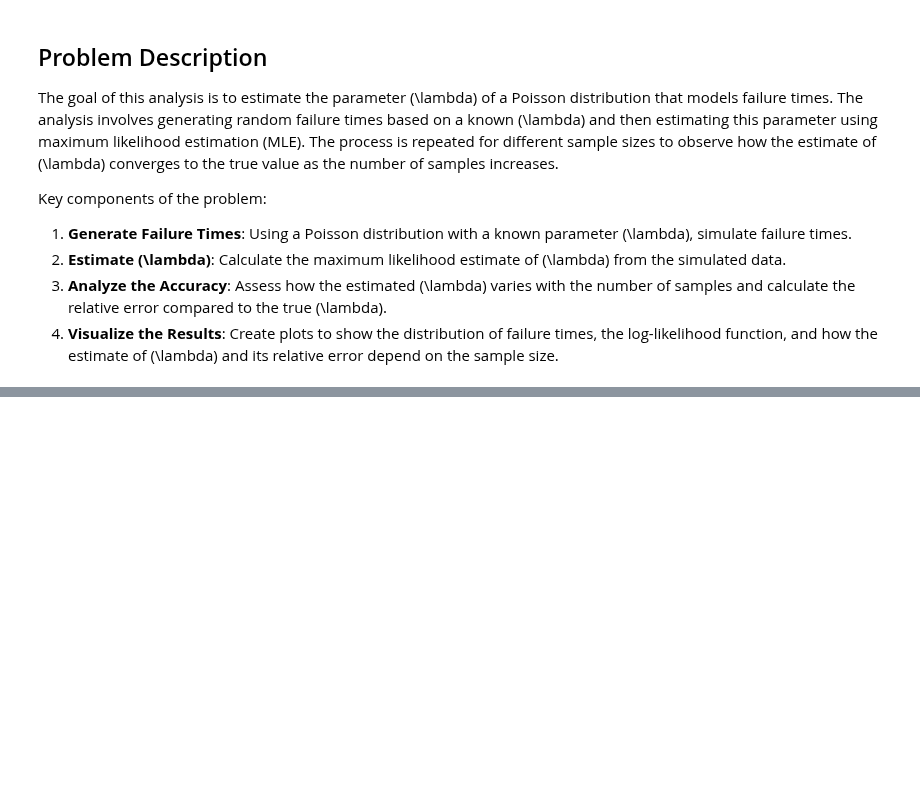
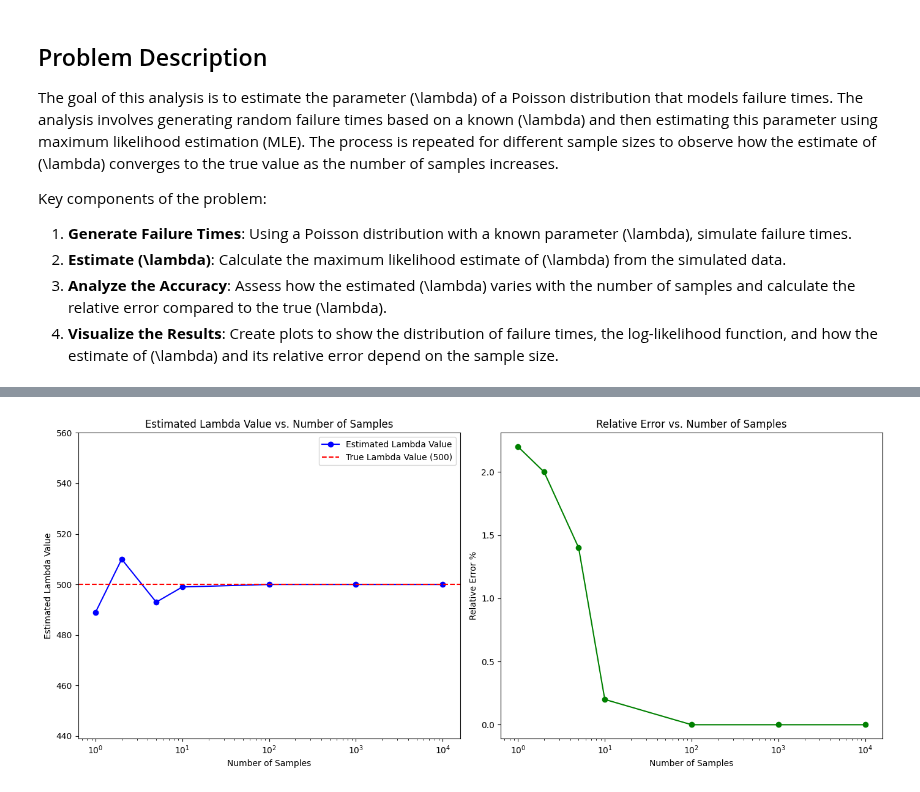
Before and after one commit to MrPiada/data-analysis-swiss-knife, a Jupyter notebook: MTBF/failure_times.ipynb, the cells around one changed output, grey strips where cells are left out. Drawn from its saved outputs; the diff is of its cells as text; code cells hidden in the pictures; blank space fills up the shorter version.

```diff
--- a/MTBF/failure_times.ipynb
+++ b/MTBF/failure_times.ipynb
@@ -148,0 +101,26 @@ plt.show()
+# %%
+# Plot estimated lambda vs. sample size
+plt.figure(figsize=(14, 6))
+
+plt.subplot(1, 2, 1)
+plt.plot(nsamples, estimated_lambdas, marker='o', linestyle='-', color='b', label='Estimated Lambda Value')
+plt.axhline(y=true_lambda, color='r', linestyle='--', label=f'True Lambda Value ({true_lambda})')
+plt.xscale('log')
+plt.ylim(min(estimated_lambdas) - 50, max(estimated_lambdas) + 50)
+plt.xlabel('Number of Samples')
+plt.ylabel('Estimated Lambda Value')
+plt.title('Estimated Lambda Value vs. Number of Samples')
+plt.legend()
+
+# Plot relative error vs. sample size
+plt.subplot(1, 2, 2)
+plt.plot(nsamples, relative_errors, marker='o', linestyle='-', color='g')
+plt.xscale('log')
+plt.xlabel('Number of Samples')
+plt.ylabel('Relative Error %')
+plt.title('Relative Error vs. Number of Samples')
+
+plt.tight_layout()
+plt.show()
+# %% [output]
+[figure, added]
```
Also changed, not shown: parts of 4 cells of this notebook.
